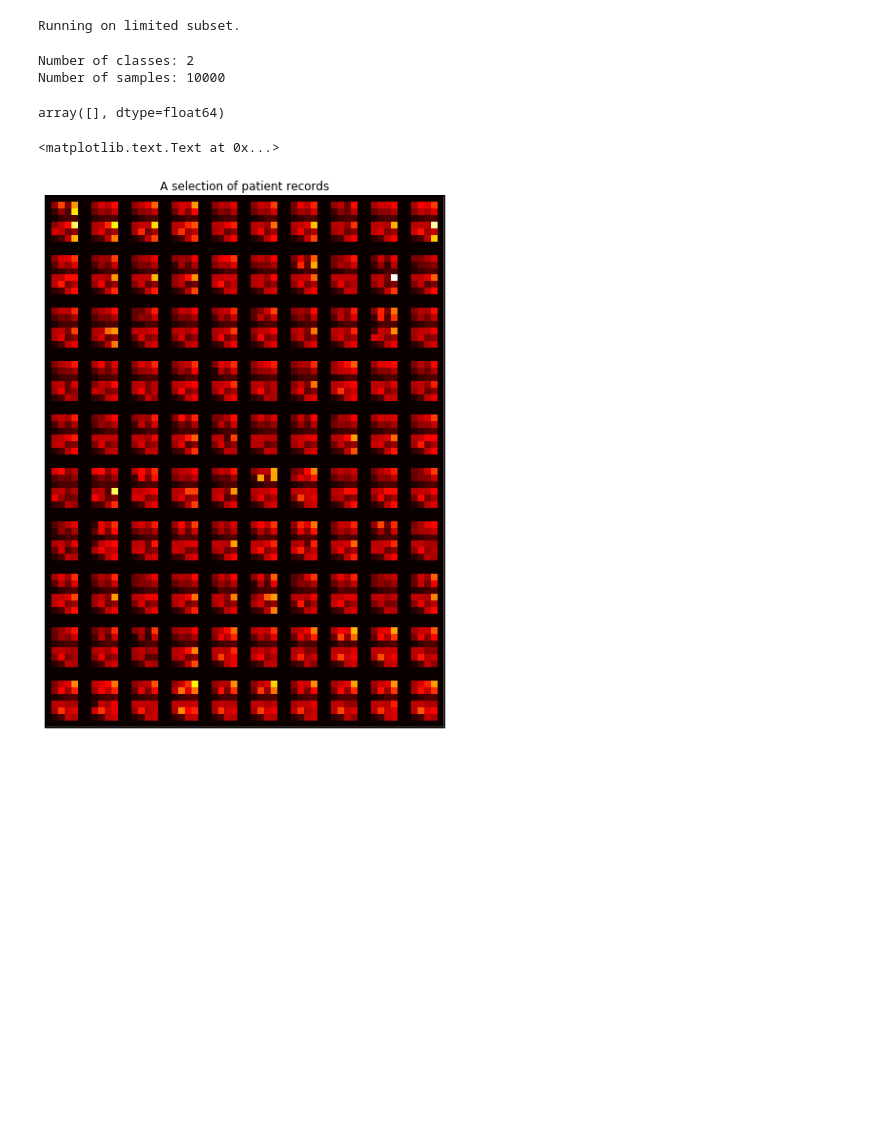
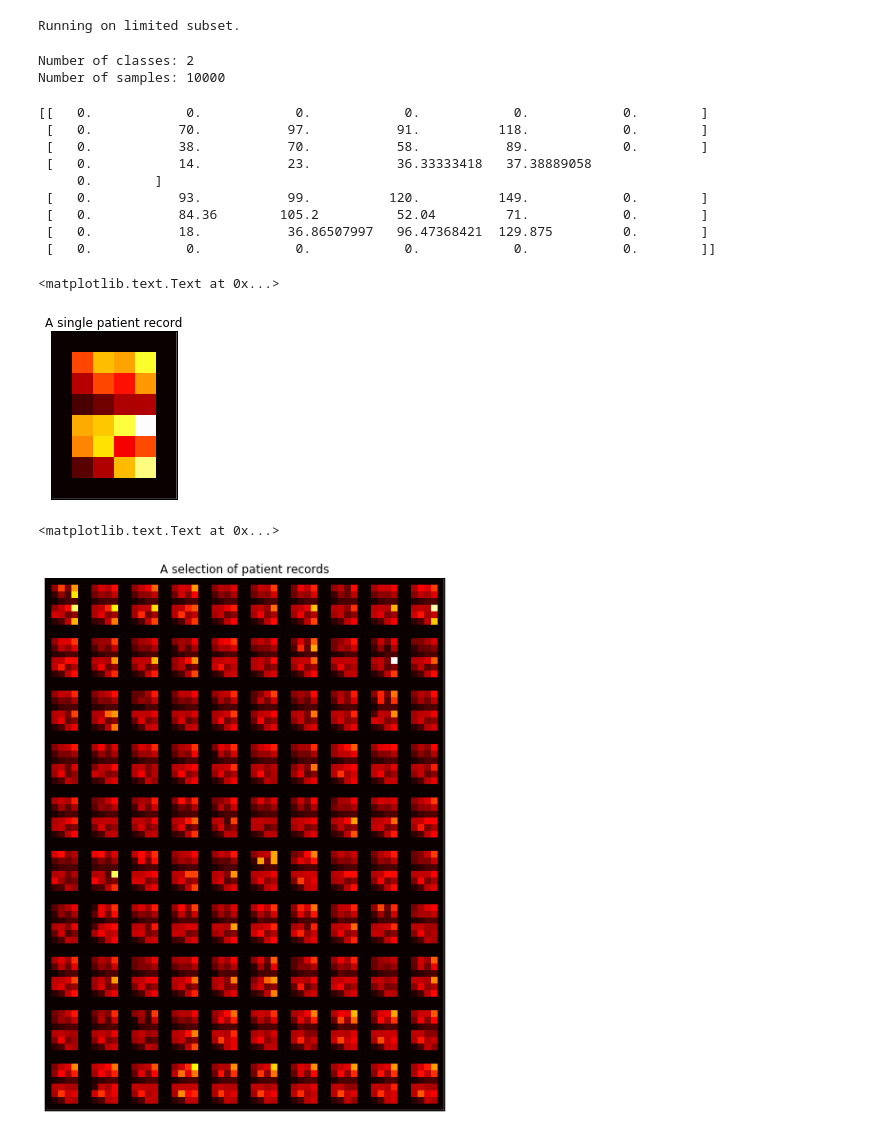
Before and after one commit to MIT-LCP/mimic-iii-paper, a Jupyter notebook: notebooks/tsne-vis.ipynb, the cells around one changed output. Saved outputs shown, nothing was run; the diff lists cells and outputs as text; code cells hidden in the pictures; blank space fills up the shorter version.

Commit message:
add single record plot

```diff
--- a/notebooks/tsne-vis.ipynb
+++ b/notebooks/tsne-vis.ipynb
@@ -136,9 +136,39 @@ print('Number of samples: {}'.format(phys.label.count()))
 # %% [output]
 Number of classes: 2
 Number of samples: 10000
-# %%
-physvec[:-0]
-# %% [output]
-array([], dtype=float64)
+# %%
+# Plot image that represents a single patient
+# These should be simple to interpret
+# Once finalised, add these to the clustered plot
+# Note: would be interesting to compare plots for different classes
+
+# get dimension of image and add box around it
+# cols=int(len(physvars)/rows)
+cols=int(np.floor(np.sqrt(len(physvars))))
+rows=int(np.ceil(len(physvars)/np.float(cols)))
+dims=(rows+2,cols+2)
+
+physvec=np.zeros(cols*rows)
+physvec[:len(physvars)] = phys[physvars].iloc[4].values
+physbox[1:-1,1:-1]=physvec.reshape((dims[0]-2,dims[1]-2))
+
+print physbox
+plt.figure(figsize=(3, 3))
+plt.imshow(physbox,cmap="hot",interpolation="none")
+plt.xticks([])
+plt.yticks([])
+plt.title('A single patient record')
+# %% [output]
+[[   0.            0.            0.            0.            0.            0.        ]
+ [   0.           70.           97.           91.          118.            0.        ]
+ [   0.           38.           70.           58.           89.            0.        ]
+ [   0.           14.           23.           36.33333418   37.38889058
+     0.        ]
+ [   0.           93.           99.          120.          149.            0.        ]
+ [   0.           84.36        105.2          52.04         71.            0.        ]
+ [   0.           18.           36.86507997   96.47368421  129.875         0.        ]
+ [   0.            0.            0.            0.            0.            0.        ]]
+<matplotlib.text.Text at 0x...>
+[figure, added]
 # %%
 # Plot a grid of images each of which represents a distinct patient
```
Also changed, not shown: parts of 2 cells of this notebook.
